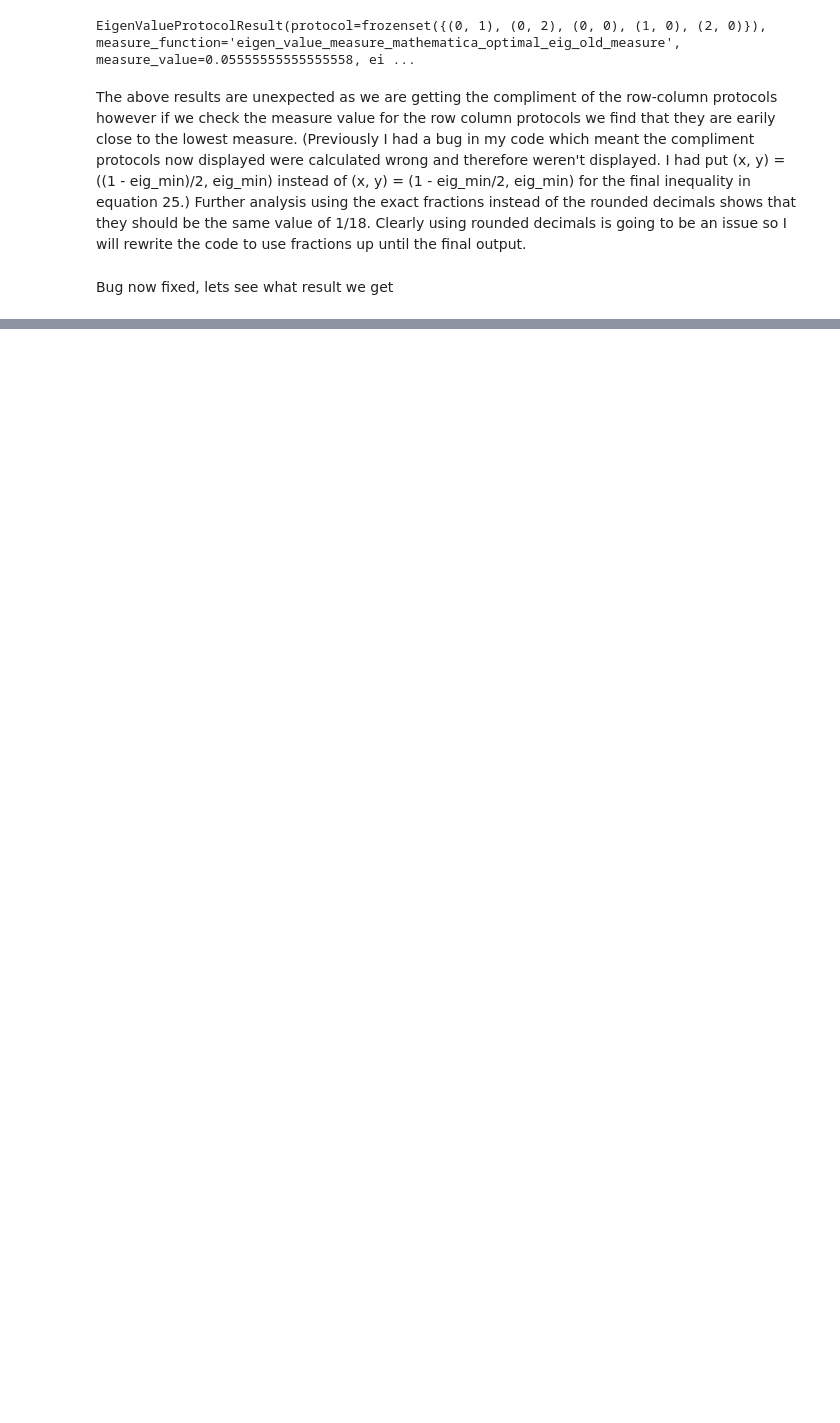
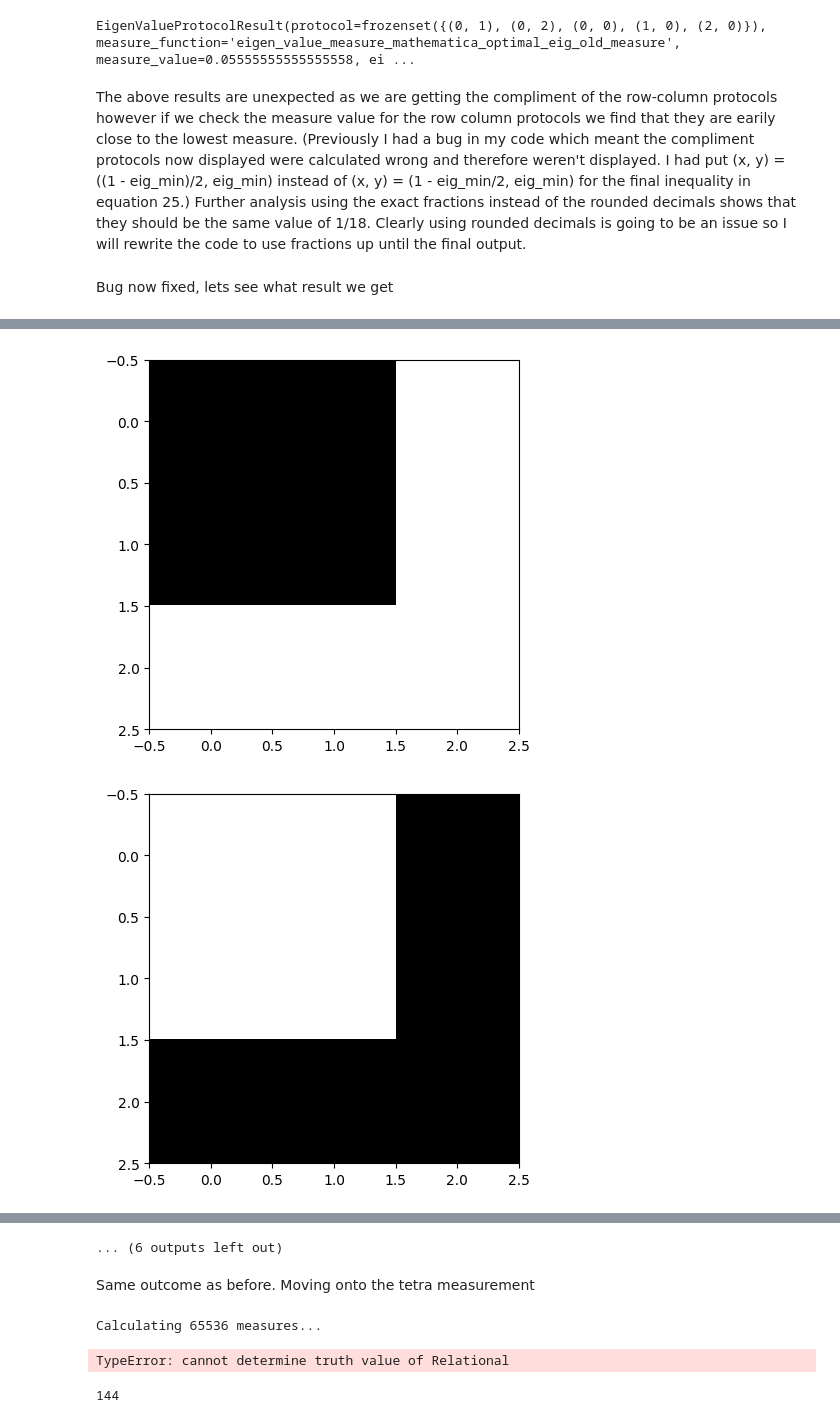
Before and after one commit to custal/noisy_quantum_measurements, a Jupyter notebook: summary_28_07_23.ipynb, the cells around one changed output, grey strips where cells are left out. Drawn from its saved outputs; the diff is of its cells as text; code cells hidden in the pictures; blank space fills up the shorter version.

```diff
--- a/summary_28_07_23.ipynb
+++ b/summary_28_07_23.ipynb
@@ -77,0 +150,8 @@ TypeError: loop of ufunc does not support argument 0 of type Add which has no ca
+# %%
+for protocol in povm_trine.lowest_measures:
+    plot_protocol(protocol.protocol, (3,3))
+
+    plt.show()
+# %% [output]
+[figure, added]
+[figure, added]
@@ -77,0 +168,3 @@ TypeError: loop of ufunc does not support argument 0 of type Add which has no ca
+... (6 outputs left out)
+# %% [markdown]
+Same outcome as before. Moving onto the tetra measurement
@@ -77,0 +183,5 @@ TypeError: loop of ufunc does not support argument 0 of type Add which has no ca
+# %%
+povm_tetra.calculate_measures_mathematica()
+# %% [output]
+Calculating 65536 measures...
+TypeError: cannot determine truth value of Relational
@@ -77,0 +192,4 @@ TypeError: loop of ufunc does not support argument 0 of type Add which has no ca
+# %%
+len(povm_tetra.lowest_measures)
+# %% [output]
+144
```
Also changed, not shown: parts of 19 cells of this notebook, 4 other files.
